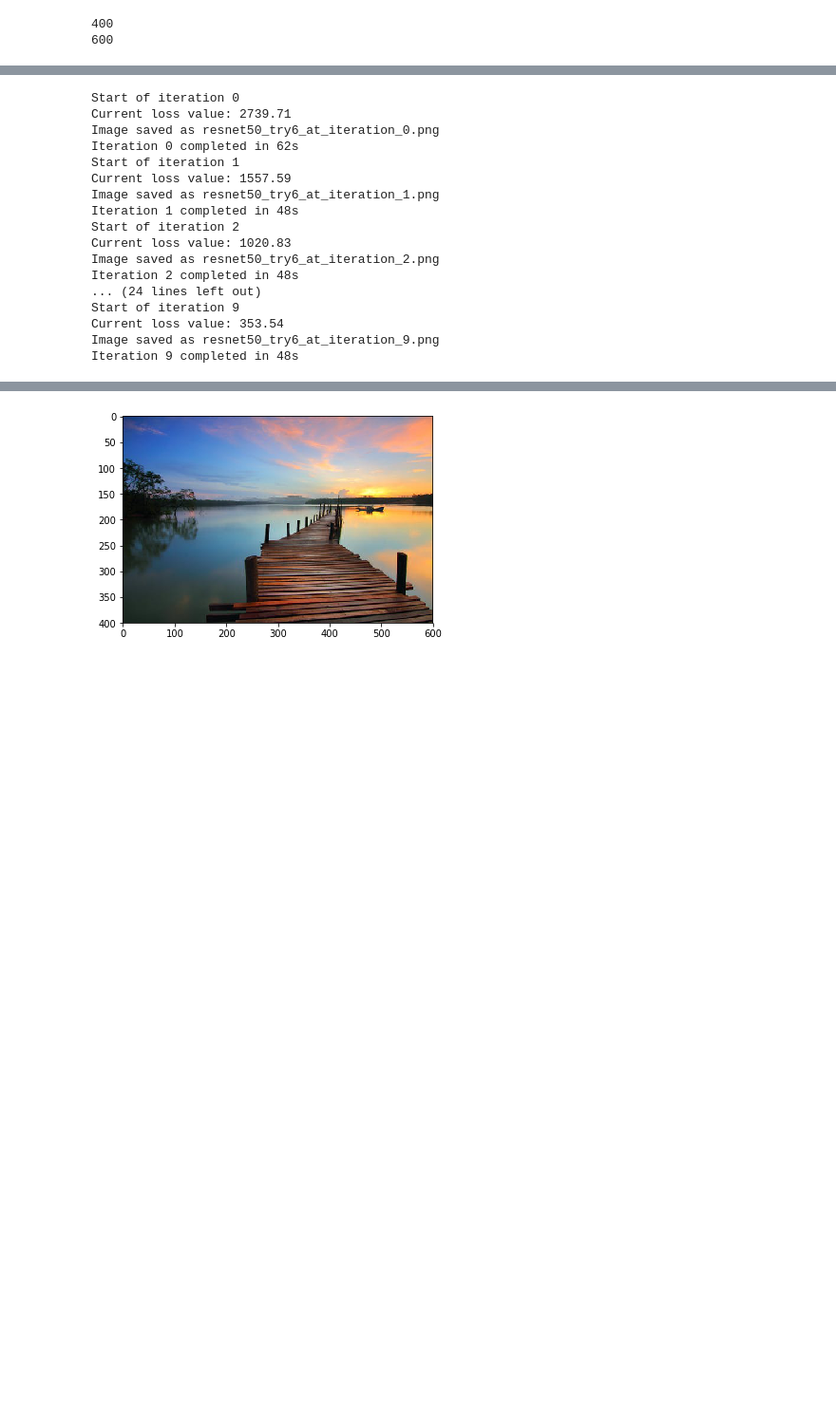
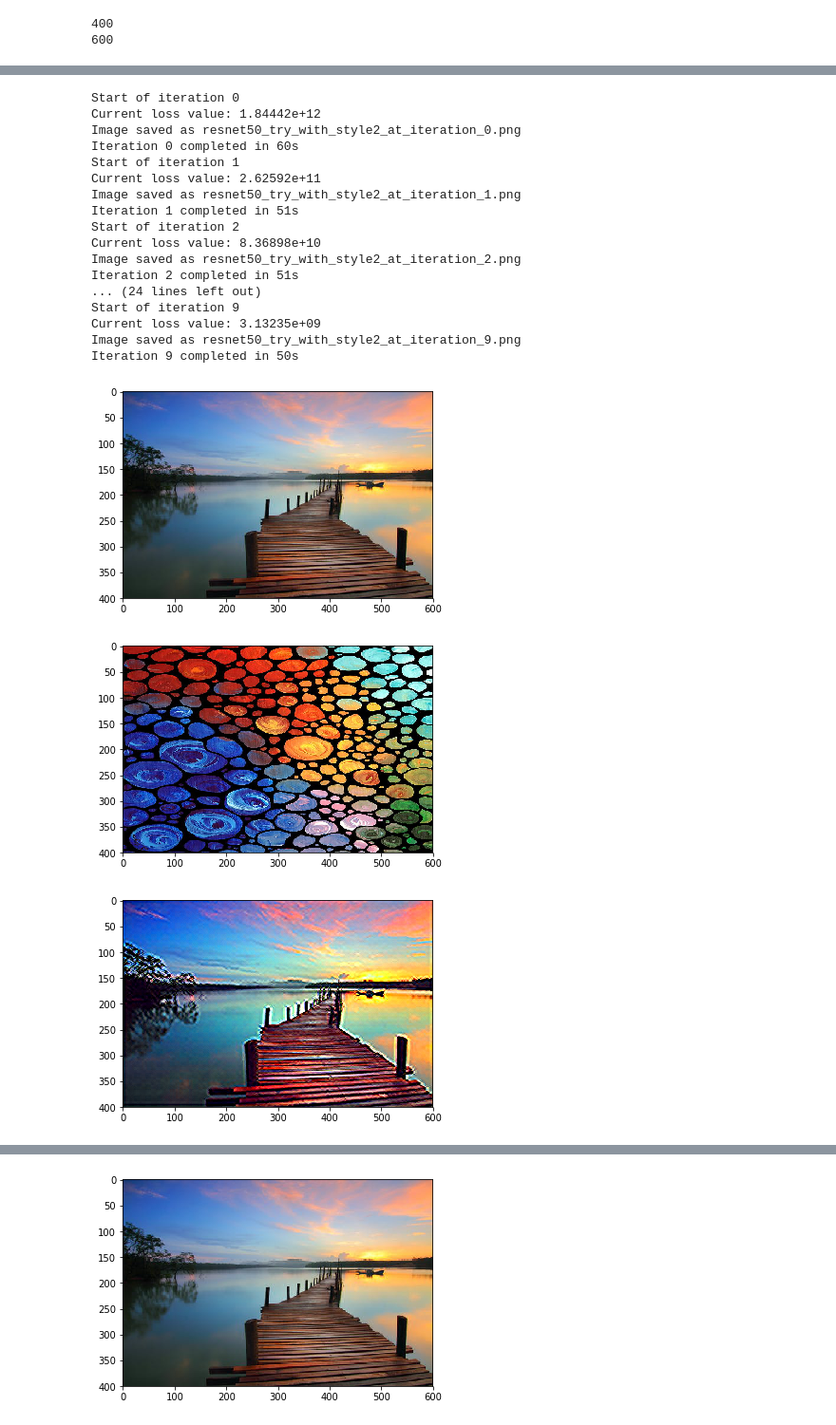
Before and after one commit to SquareDorito/DATA2040-DLPython, a Jupyter notebook: neural_style_transfer.ipynb, the cells around one changed output, grey strips where cells are left out. Shown at 95% size. Saved outputs shown, nothing was run; the diff lists cells and outputs as text; code cells hidden in the pictures; blank space fills up the shorter version.

```diff
--- a/neural_style_transfer.ipynb
+++ b/neural_style_transfer.ipynb
@@ -405,7 +405,7 @@ from keras.preprocessing.image import load_img, img_to_array
 # This is the path to the image you want to transform.
 target_image_path = 'transfer_style_imgs/content1.jpg'
 # This is the path to the style image.
-style_reference_image_path = 'transfer_style_imgs/style3.jpg'
+style_reference_image_path = 'transfer_style_imgs/style2.jpg'
 
 # Dimensions of the generated picture.
 width, height = load_img(target_image_path).size
@@ -489,7 +490,7 @@ outputs_dict = dict([(layer.name, layer.output) for layer in model.layers])
 # Name of layer used for content loss
 content_layer = 'res5b_branch2a'
 # Name of layers used for style loss
-style_layers = ['res3a_branch2a','res4a_branch2a','res5a_branch2a']
+style_layers = ['conv1','res2a_branch2a','res3a_branch2a','res4a_branch2a','res5a_branch2a']
 # Weights in the weighted average of the loss components
 total_variation_weight = 0
 style_weight = 400000
@@ -546,7 +547,7 @@ from scipy.optimize import fmin_l_bfgs_b
 from scipy.misc import imsave
 import time
 
-result_prefix = 'resnet50_try6'
+result_prefix = 'resnet50_try_with_style2'
 iterations = 10
 
 # Run scipy-based optimization (L-BFGS) over the pixels of the generated image
@@ -571,19 +572,37 @@ for i in range(iterations):
     print('Iteration %d completed in %ds' % (i, end_time - start_time))
 # %% [output]
 Start of iteration 0
-Current loss value: 2739.71
-Image saved as resnet50_try6_at_iteration_0.png
-Iteration 0 completed in 62s
+Current loss value: 1.84442e+12
+Image saved as resnet50_try_with_style2_at_iteration_0.png
+Iteration 0 completed in 60s
 Start of iteration 1
-Current loss value: 1557.59
-Image saved as resnet50_try6_at_iteration_1.png
-Iteration 1 completed in 48s
+Current loss value: 2.62592e+11
+Image saved as resnet50_try_with_style2_at_iteration_1.png
+Iteration 1 completed in 51s
 Start of iteration 2
-Current loss value: 1020.83
-Image saved as resnet50_try6_at_iteration_2.png
-Iteration 2 completed in 48s
+Current loss value: 8.36898e+10
+Image saved as resnet50_try_with_style2_at_iteration_2.png
+Iteration 2 completed in 51s
 ... (24 lines left out)
 Start of iteration 9
-Current loss value: 353.54
-Image saved as resnet50_try6_at_iteration_9.png
-Iteration 9 completed in 48s
+Current loss value: 3.13235e+09
+Image saved as resnet50_try_with_style2_at_iteration_9.png
+Iteration 9 completed in 50s
+# %%
+from matplotlib import pyplot as plt
+
+# Content image
+plt.imshow(load_img(target_image_path, target_size=(img_height, img_width)))
+plt.figure()
+
+# Style image
+plt.imshow(load_img(style_reference_image_path, target_size=(img_height, img_width)))
+plt.figure()
+
+# Generate image
+plt.imshow(img)
+plt.show()
+# %% [output]
+[figure, added]
+[figure, added]
+[figure, added]
```
Also changed, not shown: parts of 3 cells of this notebook, 10 other files.
